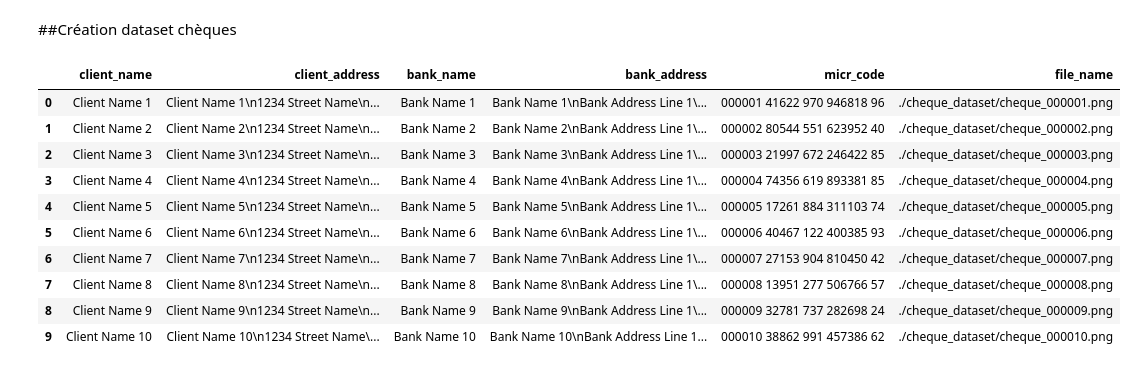
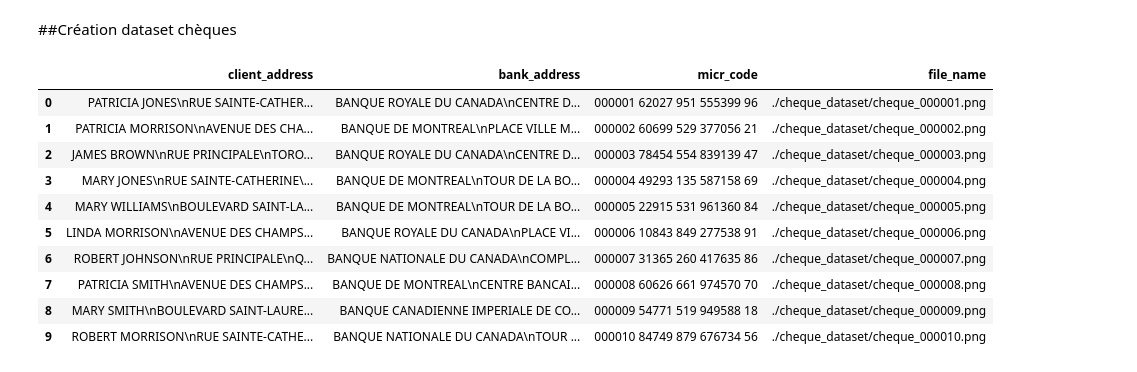
Before and after one commit to delemarchand2020/ExtractDataFromImageDoc, a Jupyter notebook: PoC_extraction_avec_VLM.ipynb, the cells around one changed output. Saved outputs shown, nothing was run; the diff lists cells and outputs as text; code cells hidden in the pictures.

```diff
--- a/PoC_extraction_avec_VLM.ipynb
+++ b/PoC_extraction_avec_VLM.ipynb
@@ -459,48 +581,44 @@ def generate_cheque_dataset(N, output_folder, svg_folder='./'):
         os.makedirs(output_folder)
 
     data = []
 
     for i in range(N):
         serial_number = f"{i+1:06d}"
         account_number = f"{random.randint(100000, 999999)}"
         ctrl = f"{random.randint(10, 99)}"
         transit_number = f"{random.randint(10000, 99999)}"
         institution_number = f"{random.randint(100, 999)}"
 
-        client_name = f"Client Name {i+1}"
-        client_address = f"{client_name}\n1234 Street Name\nCity, State ZIP"
-        bank_name = f"Bank Name {i+1}"
-        bank_info = f"{bank_name}\nBank Address Line 1\nCity, State ZIP"
+        client_address = None
+        bank_info = None
 
-        cheque_image, micr_code = create_fake_cheque(serial_number, account_number, ctrl, transit_number, institution_number, client_address, bank_info, font_size=10.5, svg_folder=svg_folder, spacing_factor=0.5, border_size=1)
+        cheque_image, micr_code, client_address, bank_info = create_fake_cheque(serial_number, account_number, ctrl, transit_number, institution_number, client_address, bank_info, font_size=10.5, svg_folder=svg_folder, spacing_factor=0.1, border_size=1)
 
         cheque_image_path = os.path.join(output_folder, f"cheque_{i+1:06d}.png")
         cheque_image.save(cheque_image_path)
 
         data.append({
-            "client_name": client_name,
             "client_address": client_address,
-            "bank_name": bank_name,
             "bank_address": bank_info,
             "micr_code": micr_code,
             "file_name": cheque_image_path
         })
 
     df = pd.DataFrame(data)
     return df
 
 # Exemple d'utilisation
 df_cheques = generate_cheque_dataset(10, './cheque_dataset', svg_folder='./')
 df_cheques
 # %% [output]
-|  | client_name | client_address | bank_name | bank_address | micr_code | file_name |
-| 0 | Client Name 1 | Client Name 1\n1234 Street Name\n... | Bank Name 1 | Bank Name 1\nBank Address Line 1\... | 000001 41622 970 946818 96 | ./cheque_dataset/cheque_000001.png |
-| 1 | Client Name 2 | Client Name 2\n1234 Street Name\n... | Bank Name 2 | Bank Name 2\nBank Address Line 1\... | 000002 80544 551 623952 40 | ./cheque_dataset/cheque_000002.png |
-| 2 | Client Name 3 | Client Name 3\n1234 Street Name\n... | Bank Name 3 | Bank Name 3\nBank Address Line 1\... | 000003 21997 672 246422 85 | ./cheque_dataset/cheque_000003.png |
-| 3 | Client Name 4 | Client Name 4\n1234 Street Name\n... | Bank Name 4 | Bank Name 4\nBank Address Line 1\... | 000004 74356 619 893381 85 | ./cheque_dataset/cheque_000004.png |
-| 4 | Client Name 5 | Client Name 5\n1234 Street Name\n... | Bank Name 5 | Bank Name 5\nBank Address Line 1\... | 000005 17261 884 311103 74 | ./cheque_dataset/cheque_000005.png |
-| 5 | Client Name 6 | Client Name 6\n1234 Street Name\n... | Bank Name 6 | Bank Name 6\nBank Address Line 1\... | 000006 40467 122 400385 93 | ./cheque_dataset/cheque_000006.png |
-| 6 | Client Name 7 | Client Name 7\n1234 Street Name\n... | Bank Name 7 | Bank Name 7\nBank Address Line 1\... | 000007 27153 904 810450 42 | ./cheque_dataset/cheque_000007.png |
-| 7 | Client Name 8 | Client Name 8\n1234 Street Name\n... | Bank Name 8 | Bank Name 8\nBank Address Line 1\... | 000008 13951 277 506766 57 | ./cheque_dataset/cheque_000008.png |
-| 8 | Client Name 9 | Client Name 9\n1234 Street Name\n... | Bank Name 9 | Bank Name 9\nBank Address Line 1\... | 000009 32781 737 282698 24 | ./cheque_dataset/cheque_000009.png |
-| 9 | Client Name 10 | Client Name 10\n1234 Street Name\... | Bank Name 10 | Bank Name 10\nBank Address Line 1... | 000010 38862 991 457386 62 | ./cheque_dataset/cheque_000010.png |
+|  | client_address | bank_address | micr_code | file_name |
+| 0 | PATRICIA JONES\nRUE SAINTE-CATHER... | BANQUE ROYALE DU CANADA\nCENTRE D... | 000001 62027 951 555399 96 | ./cheque_dataset/cheque_000001.png |
+| 1 | PATRICIA MORRISON\nAVENUE DES CHA... | BANQUE DE MONTREAL\nPLACE VILLE M... | 000002 60699 529 377056 21 | ./cheque_dataset/cheque_000002.png |
+| 2 | JAMES BROWN\nRUE PRINCIPALE\nTORO... | BANQUE ROYALE DU CANADA\nCENTRE D... | 000003 78454 554 839139 47 | ./cheque_dataset/cheque_000003.png |
+| 3 | MARY JONES\nRUE SAINTE-CATHERINE\... | BANQUE DE MONTREAL\nTOUR DE LA BO... | 000004 49293 135 587158 69 | ./cheque_dataset/cheque_000004.png |
+| 4 | MARY WILLIAMS\nBOULEVARD SAINT-LA... | BANQUE DE MONTREAL\nTOUR DE LA BO... | 000005 22915 531 961360 84 | ./cheque_dataset/cheque_000005.png |
+| 5 | LINDA MORRISON\nAVENUE DES CHAMPS... | BANQUE ROYALE DU CANADA\nPLACE VI... | 000006 10843 849 277538 91 | ./cheque_dataset/cheque_000006.png |
+| 6 | ROBERT JOHNSON\nRUE PRINCIPALE\nQ... | BANQUE NATIONALE DU CANADA\nCOMPL... | 000007 31365 260 417635 86 | ./cheque_dataset/cheque_000007.png |
+| 7 | PATRICIA SMITH\nAVENUE DES CHAMPS... | BANQUE DE MONTREAL\nCENTRE BANCAI... | 000008 60626 661 974570 70 | ./cheque_dataset/cheque_000008.png |
+| 8 | MARY SMITH\nBOULEVARD SAINT-LAURE... | BANQUE CANADIENNE IMPERIALE DE CO... | 000009 54771 519 949588 18 | ./cheque_dataset/cheque_000009.png |
+| 9 | ROBERT MORRISON\nRUE SAINTE-CATHE... | BANQUE NATIONALE DU CANADA\nTOUR ... | 000010 84749 879 676734 56 | ./cheque_dataset/cheque_000010.png |
```
Also changed, not shown: parts of 8 cells of this notebook.
